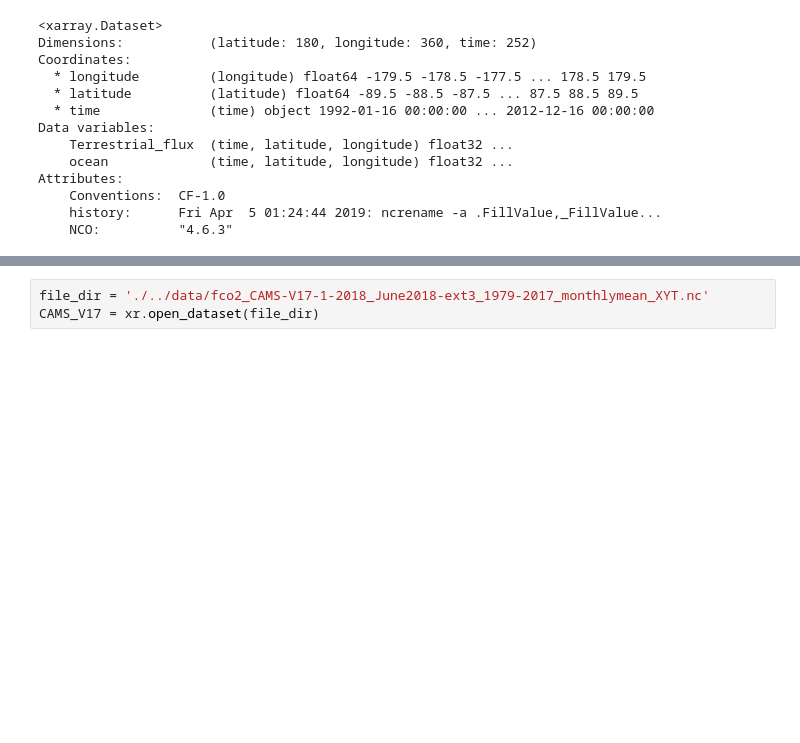
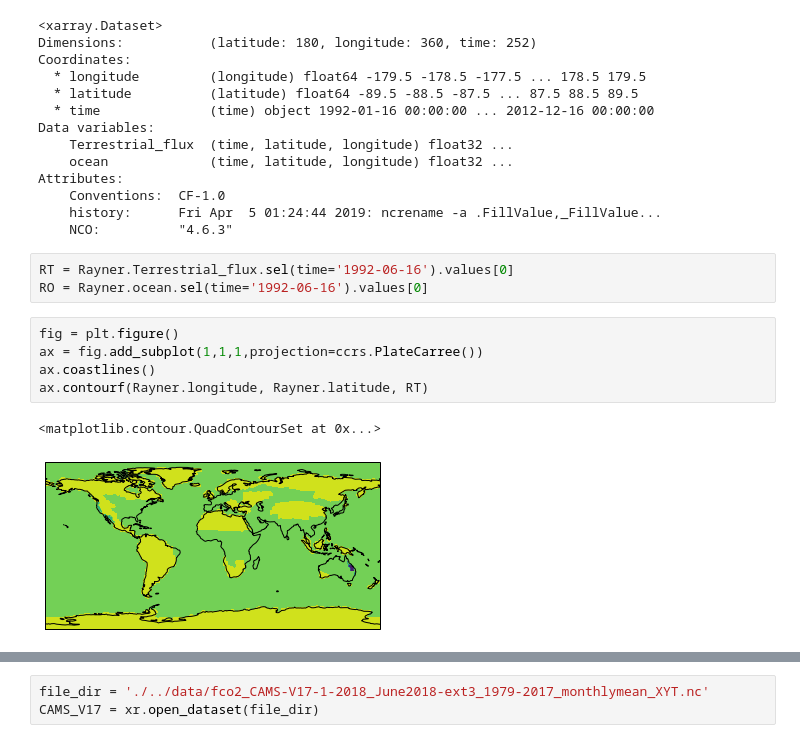
Before and after one commit to rursino/carbon-cycle-feedbacks, a Jupyter notebook: Peylin_flux/Notebooks/Intro.ipynb, the cells around one changed output, grey strips where cells are left out. Cells and saved outputs as stored; diff of their text form; blank space fills up the shorter version.

```diff
--- a/Peylin_flux/Notebooks/Intro.ipynb
+++ b/Peylin_flux/Notebooks/Intro.ipynb
@@ -29,3 +29,14 @@ Attributes:
     Conventions:  CF-1.0
     history:      Fri Apr  5 01:24:44 2019: ncrename -a .FillValue,_FillValue...
     NCO:          "4.6.3"
+# %%
+RT = Rayner.Terrestrial_flux.sel(time='1992-06-16').values[0]
+RO = Rayner.ocean.sel(time='1992-06-16').values[0]
+# %%
+fig = plt.figure()
+ax = fig.add_subplot(1,1,1,projection=ccrs.PlateCarree())
+ax.coastlines()
+ax.contourf(Rayner.longitude, Rayner.latitude, RT)
+# %% [output]
+<matplotlib.contour.QuadContourSet at 0x...>
+[figure, added]
```
Also changed, not shown: parts of 26 cells of this notebook, 1 other file.
